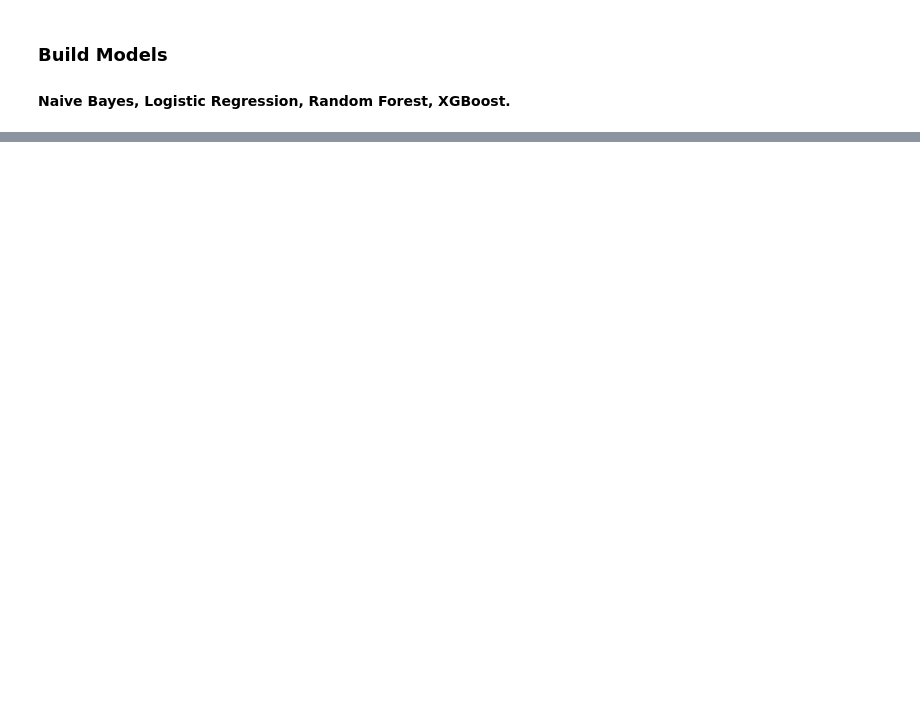
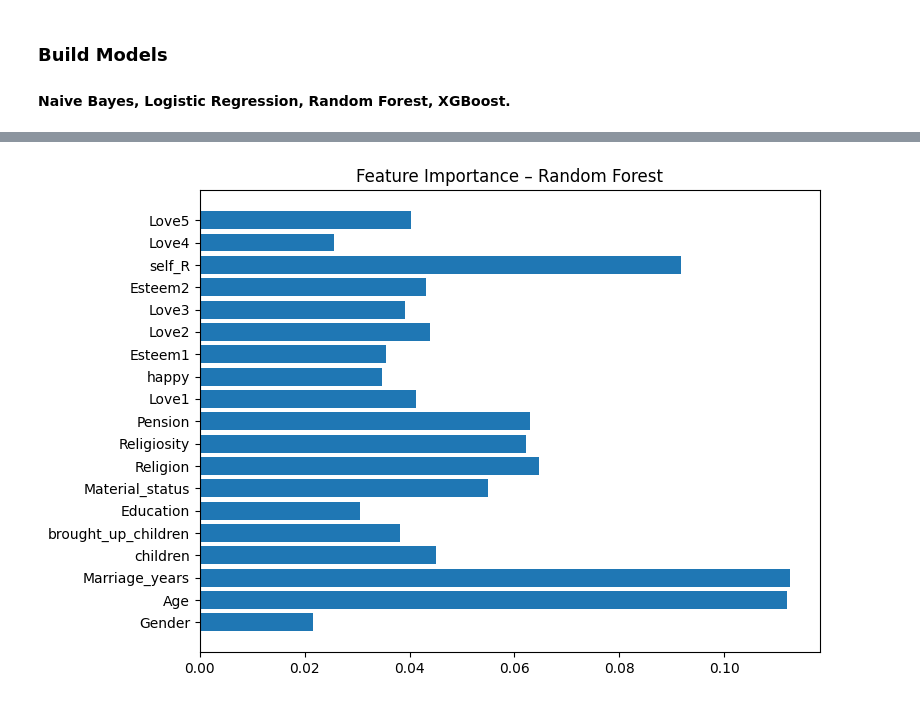
Before and after one commit to MelvinSiaw/Data-Mining, a Jupyter notebook: Assigment2.ipynb, the cells around one changed output, grey strips where cells are left out. Saved outputs shown, nothing was run; the diff lists cells and outputs as text; code cells hidden in the pictures; blank space fills up the shorter version.

```diff
--- a/Assigment2.ipynb
+++ b/Assigment2.ipynb
@@ -153,0 +222,12 @@ X_encoded = X_encoded.fillna(X_encoded.median(numeric_only=True))
+# %%
+import matplotlib.pyplot as plt
+
+importances = best.feature_importances_
+feat_names = X_encoded.columns
+
+plt.figure(figsize=(8,6))
+plt.barh(feat_names, importances)
+plt.title("Feature Importance – Random Forest")
+plt.show()
+# %% [output]
+[figure, added]
```
Also changed, not shown: parts of 6 cells of this notebook.
